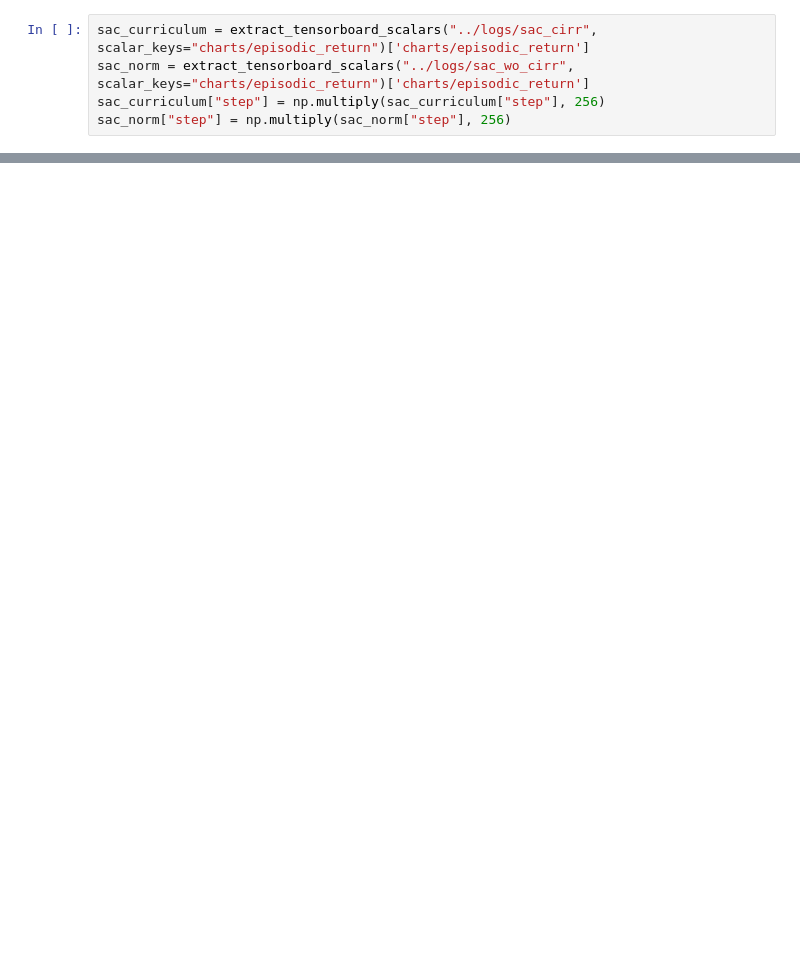
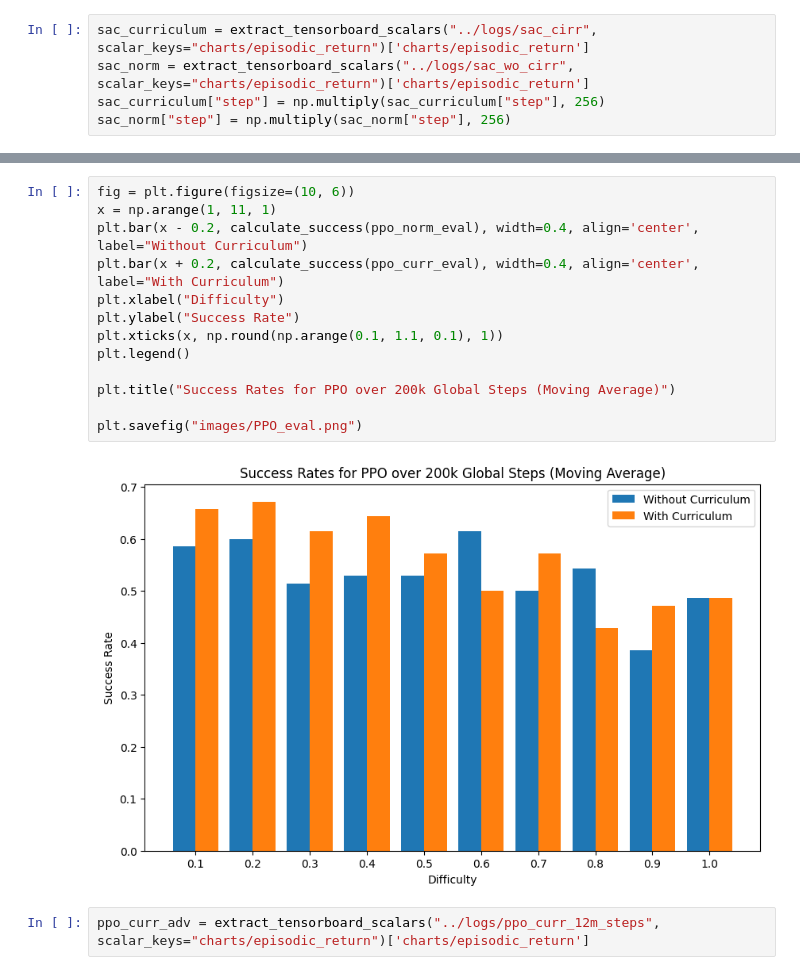
Before and after one commit to bryli/cs285_project, a Jupyter notebook: plotting/plots.ipynb, the cells around one changed output, grey strips where cells are left out. Drawn from its saved outputs; the diff is of its cells as text; blank space fills up the shorter version.

```diff
--- a/plotting/plots.ipynb
+++ b/plotting/plots.ipynb
@@ -79,0 +123,17 @@ plt.savefig("images/SAC_figure.png")
+# %%
+fig = plt.figure(figsize=(10, 6))
+x = np.arange(1, 11, 1)
+plt.bar(x - 0.2, calculate_success(ppo_norm_eval), width=0.4, align='center', label="Without Curriculum")
+plt.bar(x + 0.2, calculate_success(ppo_curr_eval), width=0.4, align='center', label="With Curriculum")
+plt.xlabel("Difficulty")
+plt.ylabel("Success Rate")
+plt.xticks(x, np.round(np.arange(0.1, 1.1, 0.1), 1))
+plt.legend()
+
+plt.title("Success Rates for PPO over 200k Global Steps (Moving Average)")
+
+plt.savefig("images/PPO_eval.png")
+# %% [output]
+[figure, added]
+# %%
+ppo_curr_adv = extract_tensorboard_scalars("../logs/ppo_curr_12m_steps", scalar_keys="charts/episodic_return")['charts/episodic_return']
```
Also changed, not shown: parts of 7 cells of this notebook, 14 other files.
